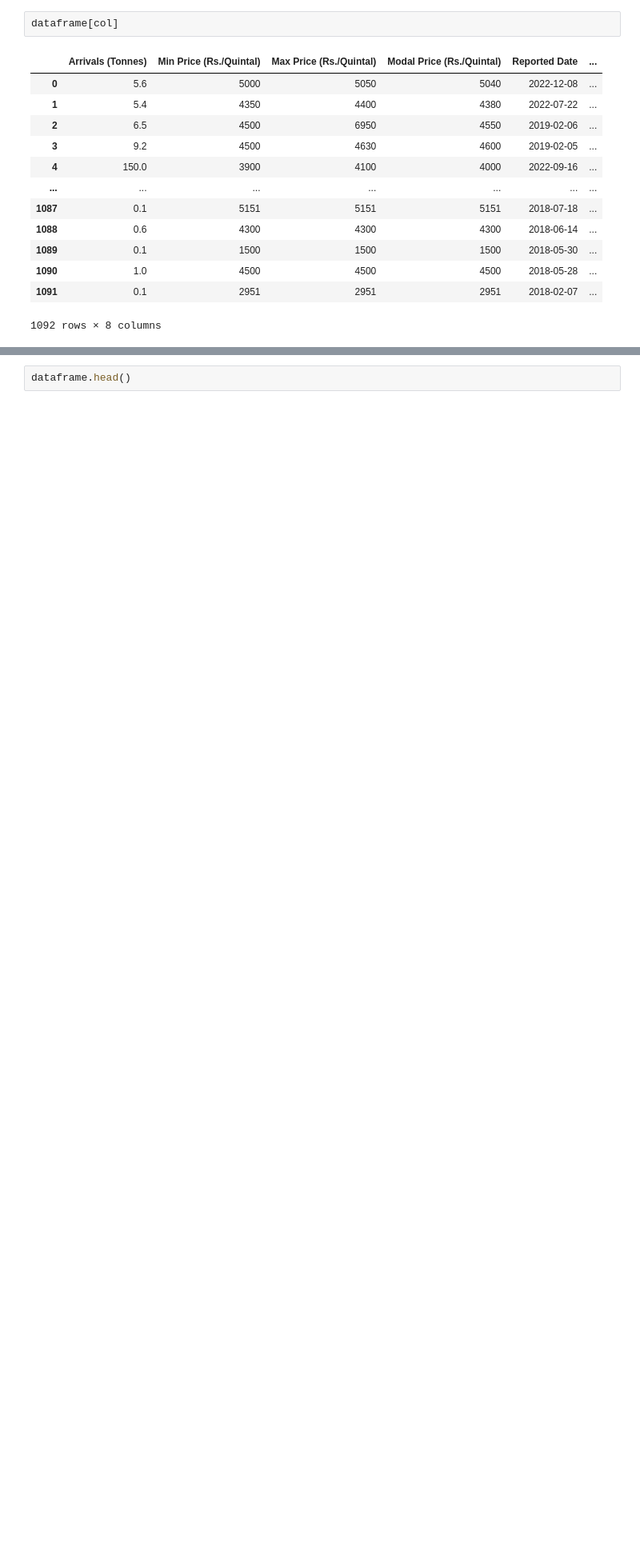
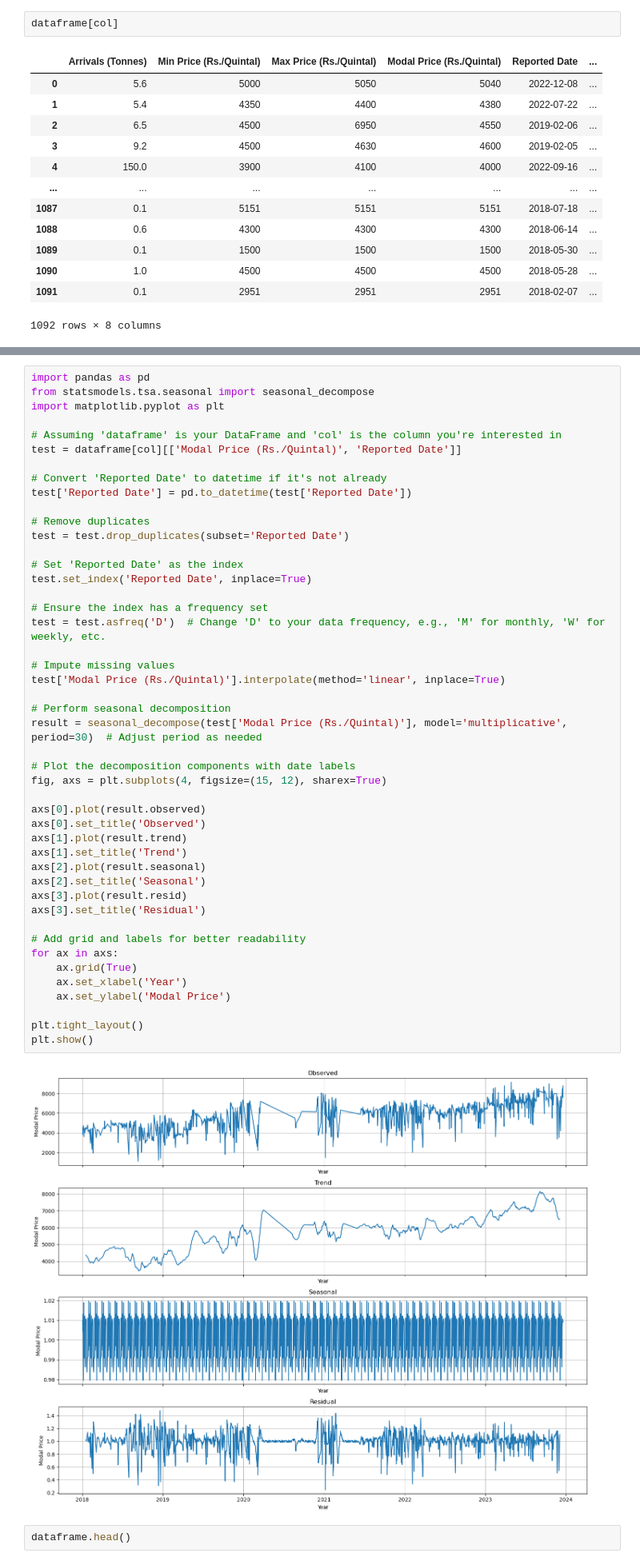
Before and after one commit to Abhinand-NTK/Agritech_Project, a Jupyter notebook: agritech_v2.ipynb, the cells around one changed output, grey strips where cells are left out. Shown at 80% size. Cells and saved outputs as stored; diff of their text form; blank space fills up the shorter version.

```diff
--- a/agritech_v2.ipynb
+++ b/agritech_v2.ipynb
@@ -306,3 +311,51 @@ plt.show()
+# %%
+import pandas as pd
+from statsmodels.tsa.seasonal import seasonal_decompose
+import matplotlib.pyplot as plt
+
+# Assuming 'dataframe' is your DataFrame and 'col' is the column you're interested in
+test = dataframe[col][['Modal Price (Rs./Quintal)', 'Reported Date']]
+
+# Convert 'Reported Date' to datetime if it's not already
+test['Reported Date'] = pd.to_datetime(test['Reported Date'])
+
+# Remove duplicates
+test = test.drop_duplicates(subset='Reported Date')
+
+# Set 'Reported Date' as the index
+test.set_index('Reported Date', inplace=True)
+
+# Ensure the index has a frequency set
+test = test.asfreq('D')  # Change 'D' to your data frequency, e.g., 'M' for monthly, 'W' for weekly, etc.
+
+# Impute missing values
+test['Modal Price (Rs./Quintal)'].interpolate(method='linear', inplace=True)
+
+# Perform seasonal decomposition
+result = seasonal_decompose(test['Modal Price (Rs./Quintal)'], model='multiplicative', period=30)  # Adjust period as needed
+
+# Plot the decomposition components with date labels
+fig, axs = plt.subplots(4, figsize=(15, 12), sharex=True)
+
+axs[0].plot(result.observed)
+axs[0].set_title('Observed')
+axs[1].plot(result.trend)
+axs[1].set_title('Trend')
+axs[2].plot(result.seasonal)
+axs[2].set_title('Seasonal')
+axs[3].plot(result.resid)
+axs[3].set_title('Residual')
+
+# Add grid and labels for better readability
+for ax in axs:
+    ax.grid(True)
+    ax.set_xlabel('Year')
+    ax.set_ylabel('Modal Price')
+
+plt.tight_layout()
+plt.show()
+# %% [output]
+[figure, added]
 # %%
 dataframe.head()
 # %% [output]
```
Also changed, not shown: parts of 15 cells of this notebook.
